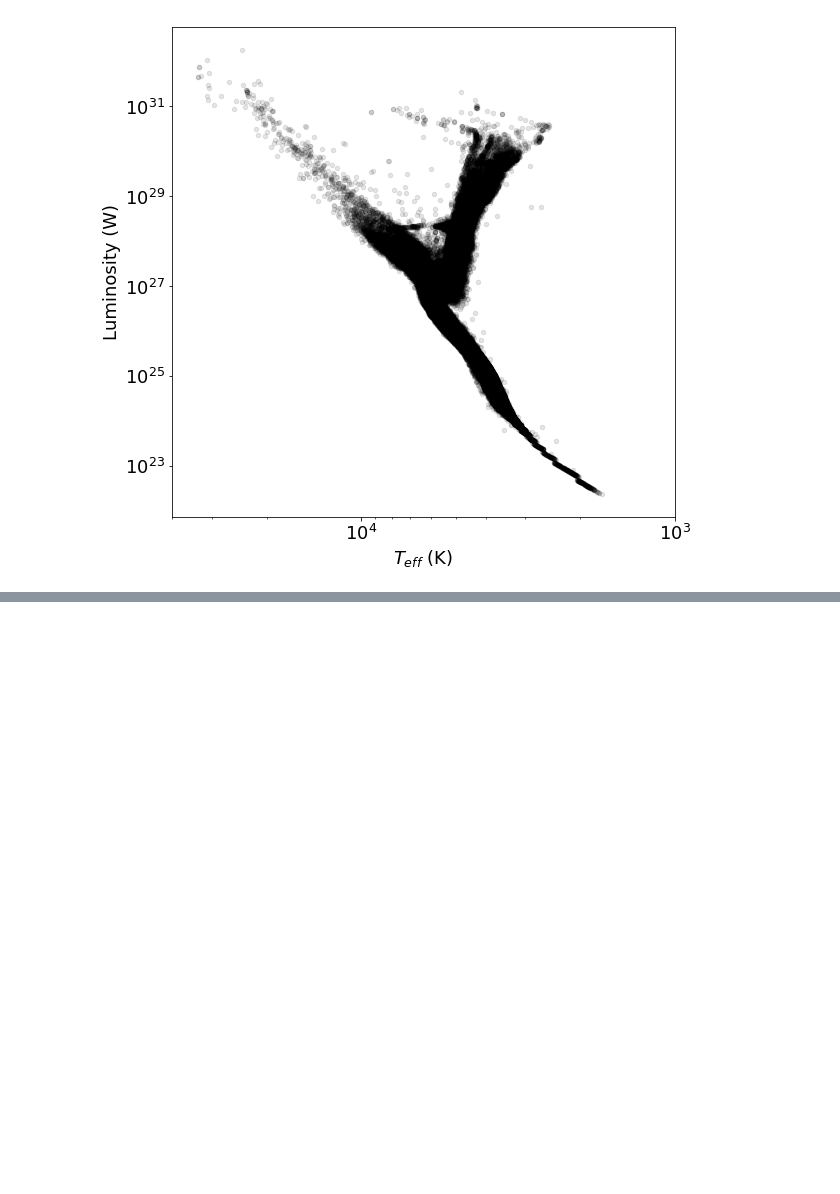
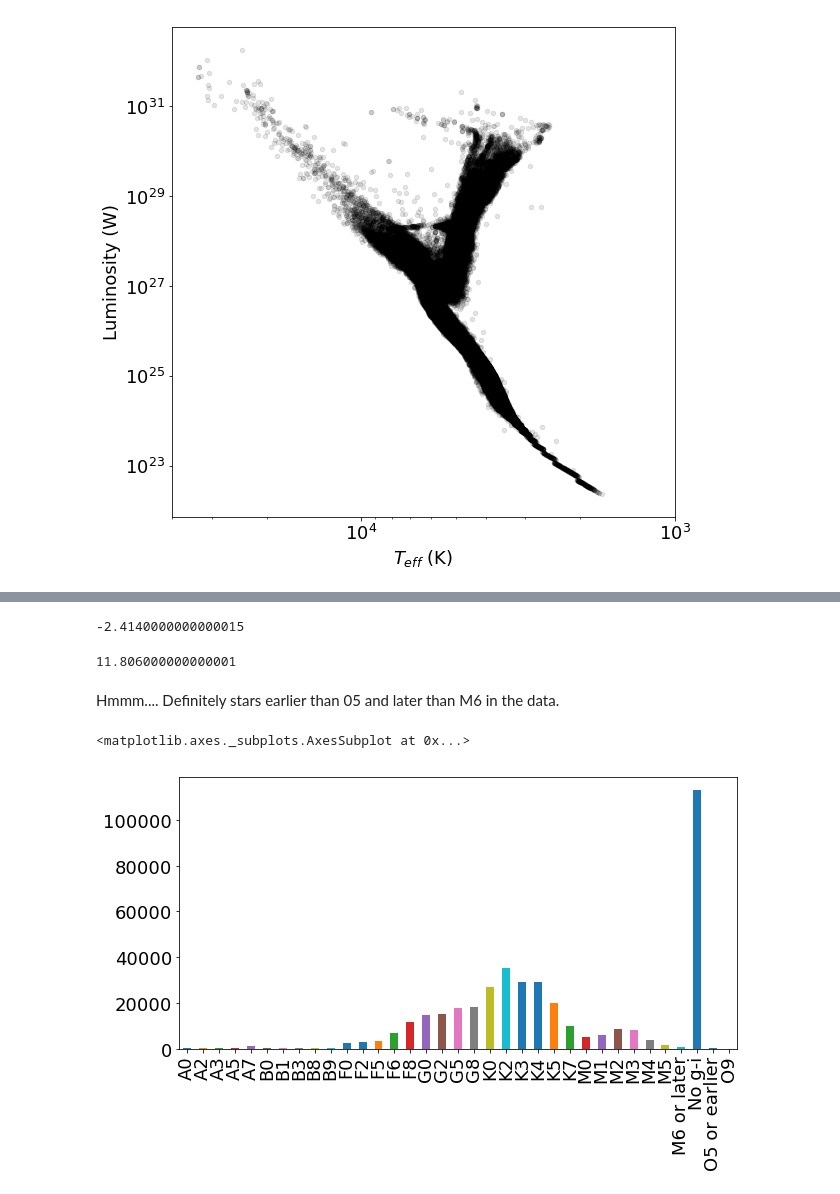
Before and after one commit to RileyWClarke/BiancoGroup, a Jupyter notebook: BiancoSummer2019.ipynb, the cells around one changed output, grey strips where cells are left out. Drawn from its saved outputs; the diff is of its cells as text; code cells hidden in the pictures; blank space fills up the shorter version.

Commit message:
Added spectral types

```diff
--- a/BiancoSummer2019.ipynb
+++ b/BiancoSummer2019.ipynb
@@ -93,0 +160,2 @@ Name: k2_g-i, Length: 392245, dtype: float64
+# %%
+df['Spec_Type'] = gi_to_ST(df['k2_g-i'])
@@ -93,0 +194,17 @@ Name: k2_g-i, Length: 392245, dtype: float64
+# %%
+df['k2_g-i'].min()
+# %% [output]
+-2.4140000000000015
+# %%
+df['k2_g-i'].max()
+# %% [output]
+11.806000000000001
+# %% [markdown]
+Hmmm.... Definitely stars earlier than 05 and later than M6 in the data.
+# %%
+#Make a bar plot to see (roughly) how many of each spectral type there are:
+from collections import Counter
+pd.Series(Counter(df['Spec_Type'])).plot(kind='bar',figsize=(10,5))
+# %% [output]
+<matplotlib.axes._subplots.AxesSubplot at 0x...>
+[figure, added]
```
Also changed, not shown: parts of 10 cells of this notebook.
